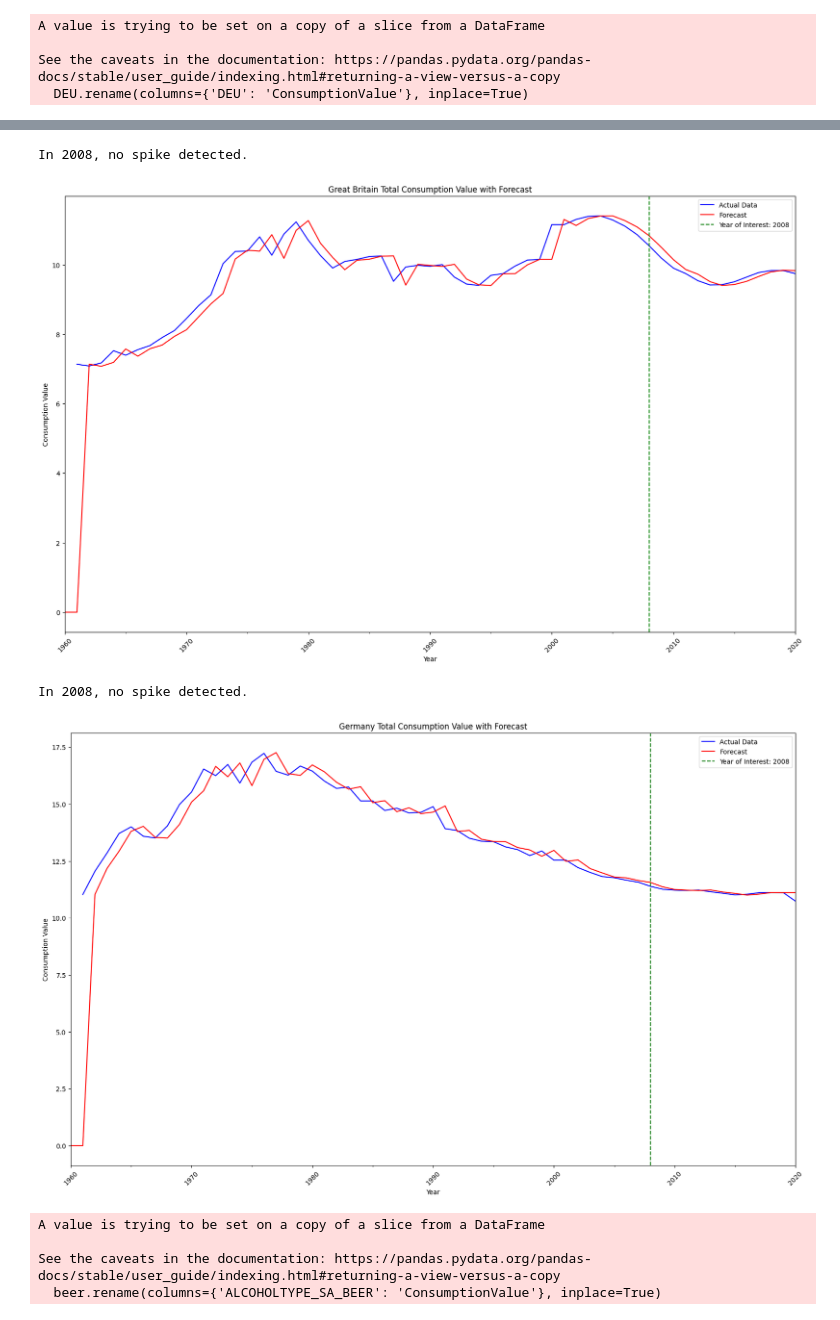
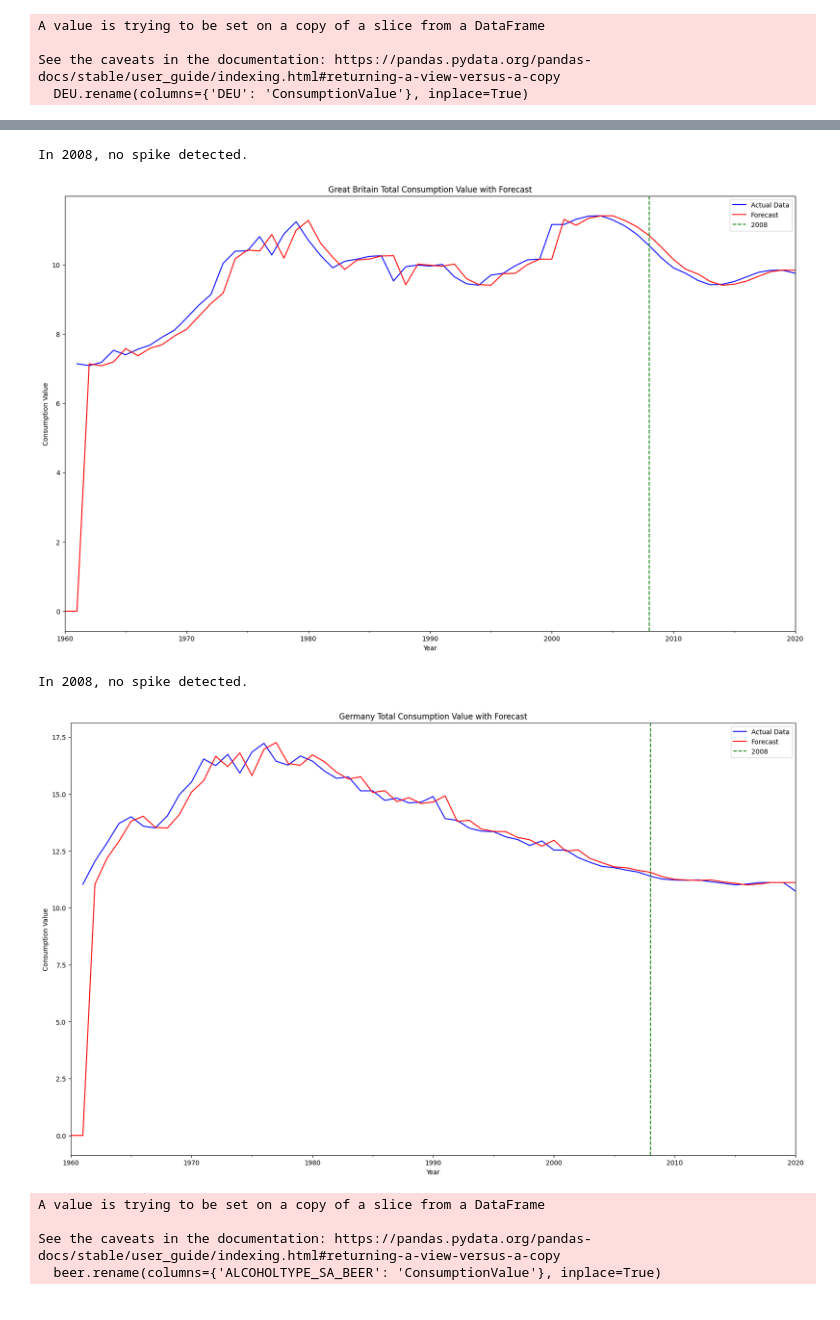
Before and after one commit to henqc/DS4002_CS3, a Jupyter notebook: SCRIPTS/Scripts.ipynb, the cells around one changed output, grey strips where cells are left out. Saved outputs shown, nothing was run; the diff lists cells and outputs as text; code cells hidden in the pictures.

```diff
--- a/SCRIPTS/Scripts.ipynb
+++ b/SCRIPTS/Scripts.ipynb
@@ -223,55 +187,49 @@ In 2008, no spike detected.
 # %%
 model = SARIMAX(GBR['ConsumptionValue'], order=(0, 1, 1), seasonal_order=(0, 0, 0, 0))  # Adjust orders as needed
 result = model.fit()
 
-# Step 3: Generate predictions for the entire series
 GBR['Forecast'] = result.predict(start=GBR.index[0], end=GBR.index[-1])
 
-# Step 4: Calculate spikes for specific years
-# For example, you want to analyze spikes in 2016 and 2020
-years_of_interest = [2008]
-for year in years_of_interest:
-    actual_value = GBR.loc[pd.to_datetime(str(year))]['ConsumptionValue']
-    forecasted_value = GBR.loc[pd.to_datetime(str(year))]['Forecast']
-    spike = actual_value - forecasted_value
-    if spike > 0:
-        print(f"In {year}, the actual value was {actual_value:.5f}, forecasted was {forecasted_value:.5f}, spike: {spike:.5f}")
-    else:
-        print(f"In {year}, no spike detected.")
+year = 2008
+
+actual_value = GBR.loc[pd.to_datetime(str(year))]['ConsumptionValue']
+forecasted_value = GBR.loc[pd.to_datetime(str(year))]['Forecast']
+spike = actual_value - forecasted_value
+
+if spike > 0:
+    print(f"In {year}, the actual value was {actual_value:.5f}, forecasted was {forecasted_value:.5f}, spike: {spike:.5f}")
+else:
+    print(f"In {year}, no spike detected.")
 
 # Step 5: Plotting the actual vs forecast
 plt.figure(figsize=(20, 12))
 GBR['ConsumptionValue'].plot(legend=True, color='blue', label='Actual Data')
 GBR['Forecast'].plot(legend=True, color='red', label='Forecast')
 
 plt.title('Great Britain Total Consumption Value with Forecast')
 plt.xlabel('Year')
 plt.ylabel('Consumption Value')
-plt.xticks(rotation=45)  # Rotate x labels for better visibility
-plt.axvline(pd.to_datetime("2008"), color='green', linestyle='--', label='Year of Interest: 2008')
+plt.axvline(pd.to_datetime("2008"), color='green', linestyle='--', label='2008')
 plt.legend()
 plt.show()
 # %% [output]
 In 2008, no spike detected.
-[figure, old version]
+[figure, new version]
 # %%
 model = SARIMAX(DEU['ConsumptionValue'], order=(0, 1, 1), seasonal_order=(0, 0, 0, 0))  # Adjust orders as needed
 result = model.fit()
 
-# Step 3: Generate predictions for the entire series
 DEU['Forecast'] = result.predict(start=DEU.index[0], end=DEU.index[-1])
 
-# Step 4: Calculate spikes for specific years
-# For example, you want to analyze spikes in 2016 and 2020
-years_of_interest = [2008]
-for year in years_of_interest:
-    actual_value = DEU.loc[pd.to_datetime(str(year))]['ConsumptionValue']
-    forecasted_value = DEU.loc[pd.to_datetime(str(year))]['Forecast']
-    spike = actual_value - forecasted_value
-    if spike > 0:
-        print(f"In {year}, the actual value was {actual_value:.5f}, forecasted was {forecasted_value:.5f}, spike: {spike:.5f}")
-    else:
-        print(f"In {year}, no spike detected.")
+year = 2008
+
+actual_value = DEU.loc[pd.to_datetime(str(year))]['ConsumptionValue']
+forecasted_value = DEU.loc[pd.to_datetime(str(year))]['Forecast']
+spike = actual_value - forecasted_value
+if spike > 0:
+    print(f"In {year}, the actual value was {actual_value:.5f}, forecasted was {forecasted_value:.5f}, spike: {spike:.5f}")
+else:
+    print(f"In {year}, no spike detected.")
 
 # Step 5: Plotting the actual vs forecast
 plt.figure(figsize=(20, 12))
@@ -281,13 +239,12 @@ DEU['Forecast'].plot(legend=True, color='red', label='Forecast')
 plt.title('Germany Total Consumption Value with Forecast')
 plt.xlabel('Year')
 plt.ylabel('Consumption Value')
-plt.xticks(rotation=45)  # Rotate x labels for better visibility
-plt.axvline(pd.to_datetime("2008"), color='green', linestyle='--', label='Year of Interest: 2008')
+plt.axvline(pd.to_datetime("2008"), color='green', linestyle='--', label='2008')
 plt.legend()
 plt.show()
 # %% [output]
 In 2008, no spike detected.
-[figure, old version]
+[figure, new version]
 # %%
 df_type = df_type[(df_type['SpatialDimensionValueCode']=='USA')]
 df_type_total = df_type[['DisaggregatingDimension1ValueCode','NumericValue','TimeDimensionValue']]
```
Also changed, not shown: parts of 11 cells of this notebook.
